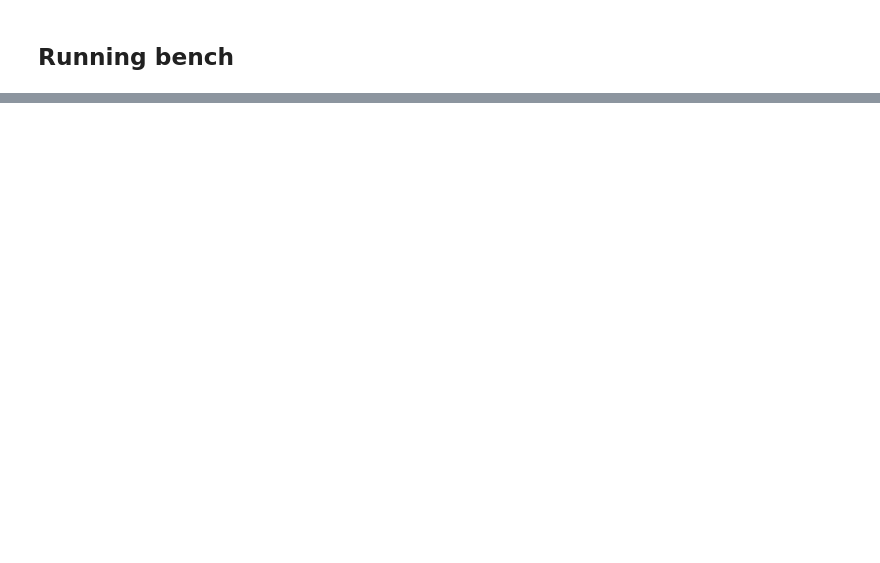
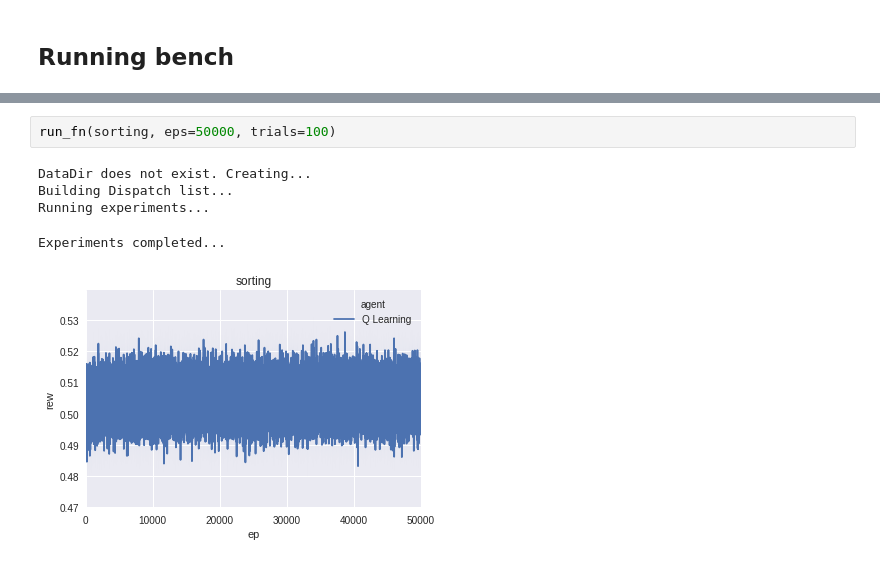
Before and after one commit to theSage21/notebooks, a Jupyter notebook: books/Turing-Learner.ipynb, the cells around one changed output, grey strips where cells are left out. Saved outputs shown, nothing was run; the diff lists cells and outputs as text; blank space fills up the shorter version.

```diff
--- a/books/Turing-Learner.ipynb
+++ b/books/Turing-Learner.ipynb
@@ -229,0 +164,8 @@ As seen, the agent is unable to learn simple functions which do not exhibit simp
+# %%
+run_fn(sorting, eps=50000, trials=100)
+# %% [output]
+DataDir does not exist. Creating...
+Building Dispatch list...
+Running experiments...
+Experiments completed...
+[figure, added]
```
Also changed, not shown: parts of 38 cells of this notebook.
